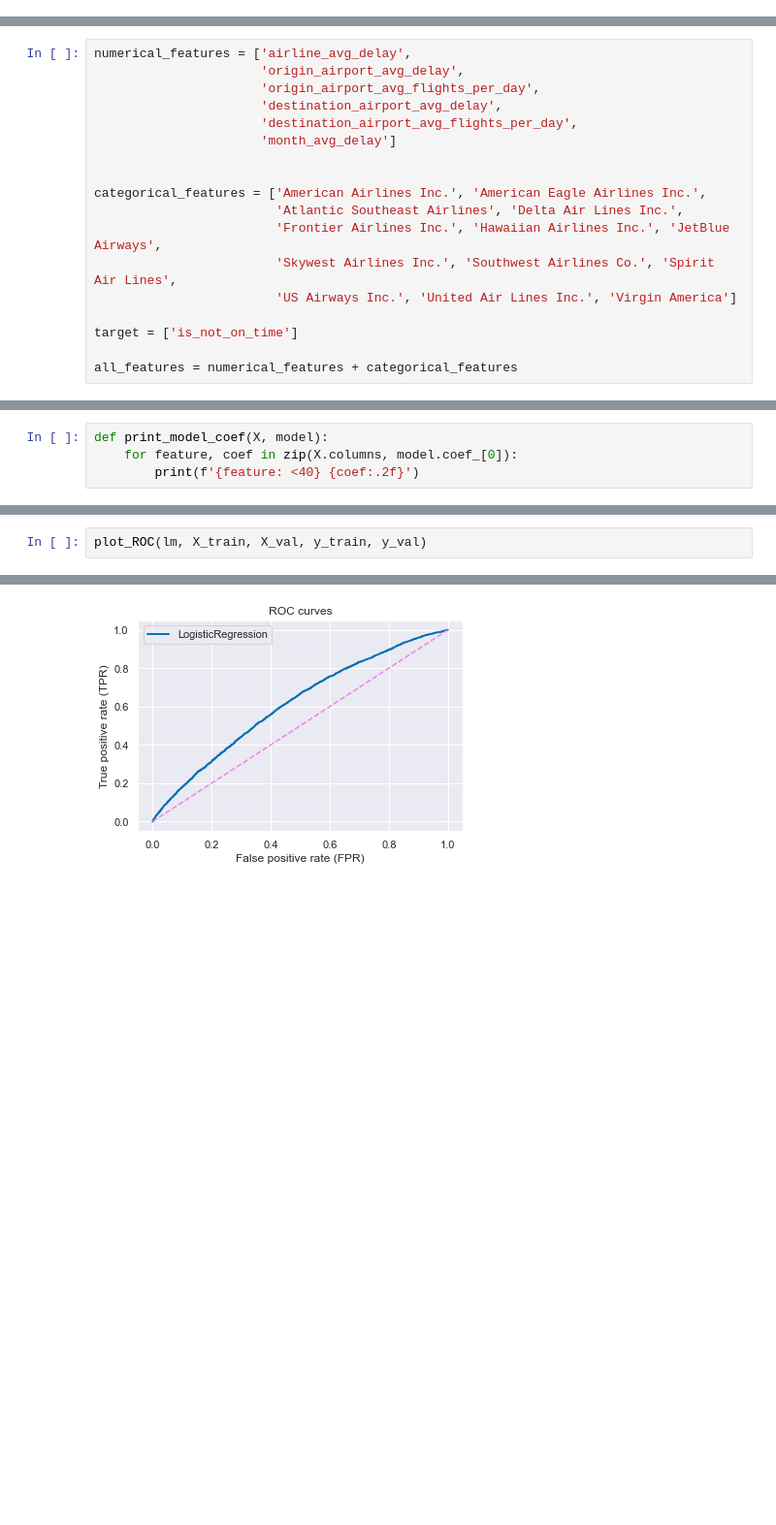
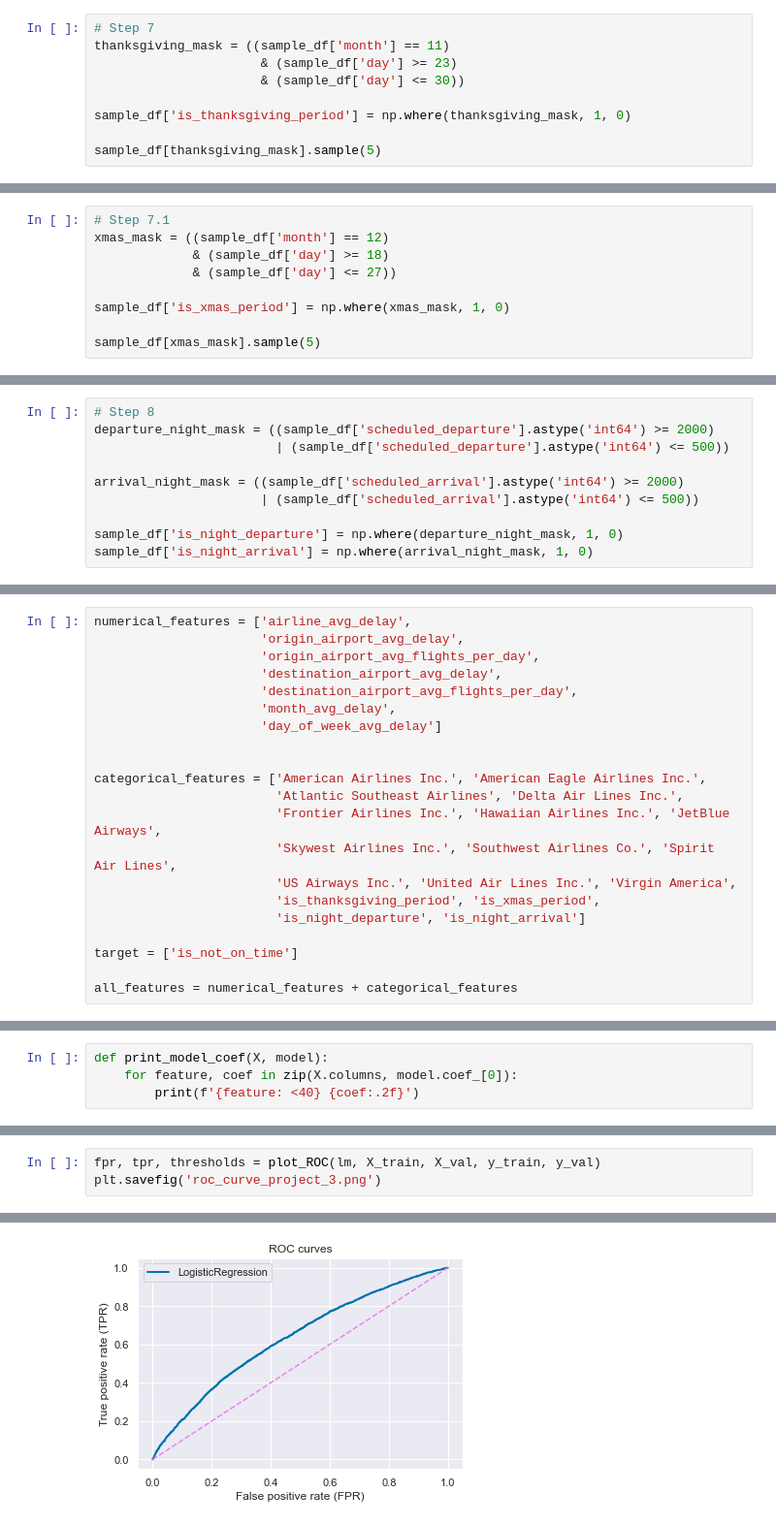
Before and after one commit to binh748/flight-classification, a Jupyter notebook: feature_engineering.ipynb, the cells around one changed output, grey strips where cells are left out. Shown at 97% size. Saved outputs shown, nothing was run; the diff lists cells and outputs as text; blank space fills up the shorter version.

```diff
--- a/feature_engineering.ipynb
+++ b/feature_engineering.ipynb
@@ -529,0 +554,9 @@ sample_df = sample_df.merge(month_features_df, how='left', on='month')
+# %%
+# Step 7
+thanksgiving_mask = ((sample_df['month'] == 11)
+                      & (sample_df['day'] >= 23)
+                      & (sample_df['day'] <= 30))
+
+sample_df['is_thanksgiving_period'] = np.where(thanksgiving_mask, 1, 0)
+
+sample_df[thanksgiving_mask].sample(5)
@@ -529,0 +570,9 @@ sample_df = sample_df.merge(month_features_df, how='left', on='month')
+# %%
+# Step 7.1
+xmas_mask = ((sample_df['month'] == 12)
+             & (sample_df['day'] >= 18)
+             & (sample_df['day'] <= 27))
+
+sample_df['is_xmas_period'] = np.where(xmas_mask, 1, 0)
+
+sample_df[xmas_mask].sample(5)
@@ -529,0 +586,10 @@ sample_df = sample_df.merge(month_features_df, how='left', on='month')
+# %%
+# Step 8
+departure_night_mask = ((sample_df['scheduled_departure'].astype('int64') >= 2000)
+                        | (sample_df['scheduled_departure'].astype('int64') <= 500))
+
+arrival_night_mask = ((sample_df['scheduled_arrival'].astype('int64') >= 2000)
+                      | (sample_df['scheduled_arrival'].astype('int64') <= 500))
+
+sample_df['is_night_departure'] = np.where(departure_night_mask, 1, 0)
+sample_df['is_night_arrival'] = np.where(arrival_night_mask, 1, 0)
@@ -595,14 +676,17 @@ numerical_features = ['airline_avg_delay',
                       'origin_airport_avg_flights_per_day',
                       'destination_airport_avg_delay',
                       'destination_airport_avg_flights_per_day',
-                      'month_avg_delay']
+                      'month_avg_delay',
+                      'day_of_week_avg_delay']
 
 
 categorical_features = ['American Airlines Inc.', 'American Eagle Airlines Inc.',
                         'Atlantic Southeast Airlines', 'Delta Air Lines Inc.',
                         'Frontier Airlines Inc.', 'Hawaiian Airlines Inc.', 'JetBlue Airways',
                         'Skywest Airlines Inc.', 'Southwest Airlines Co.', 'Spirit Air Lines',
-                        'US Airways Inc.', 'United Air Lines Inc.', 'Virgin America']
+                        'US Airways Inc.', 'United Air Lines Inc.', 'Virgin America',
+                        'is_thanksgiving_period', 'is_xmas_period',
+                        'is_night_departure', 'is_night_arrival']
 
 target = ['is_not_on_time']
 
@@ -709,3 +789,4 @@ array([[0.81004413, 0.18995587],
 # %%
-plot_ROC(lm, X_train, X_val, y_train, y_val)
+fpr, tpr, thresholds = plot_ROC(lm, X_train, X_val, y_train, y_val)
+plt.savefig('roc_curve_project_3.png')
 # %% [output]
@@ -718,4 +793,4 @@ plot_ROC(lm, X_train, X_val, y_train, y_val)
-[figure, old version]
+[figure, new version]
 # %%
 confusion_matrix(y_train_val, lm.predict(X_train_val))
 # %% [output]
```
Also changed, not shown: parts of 20 cells of this notebook.
